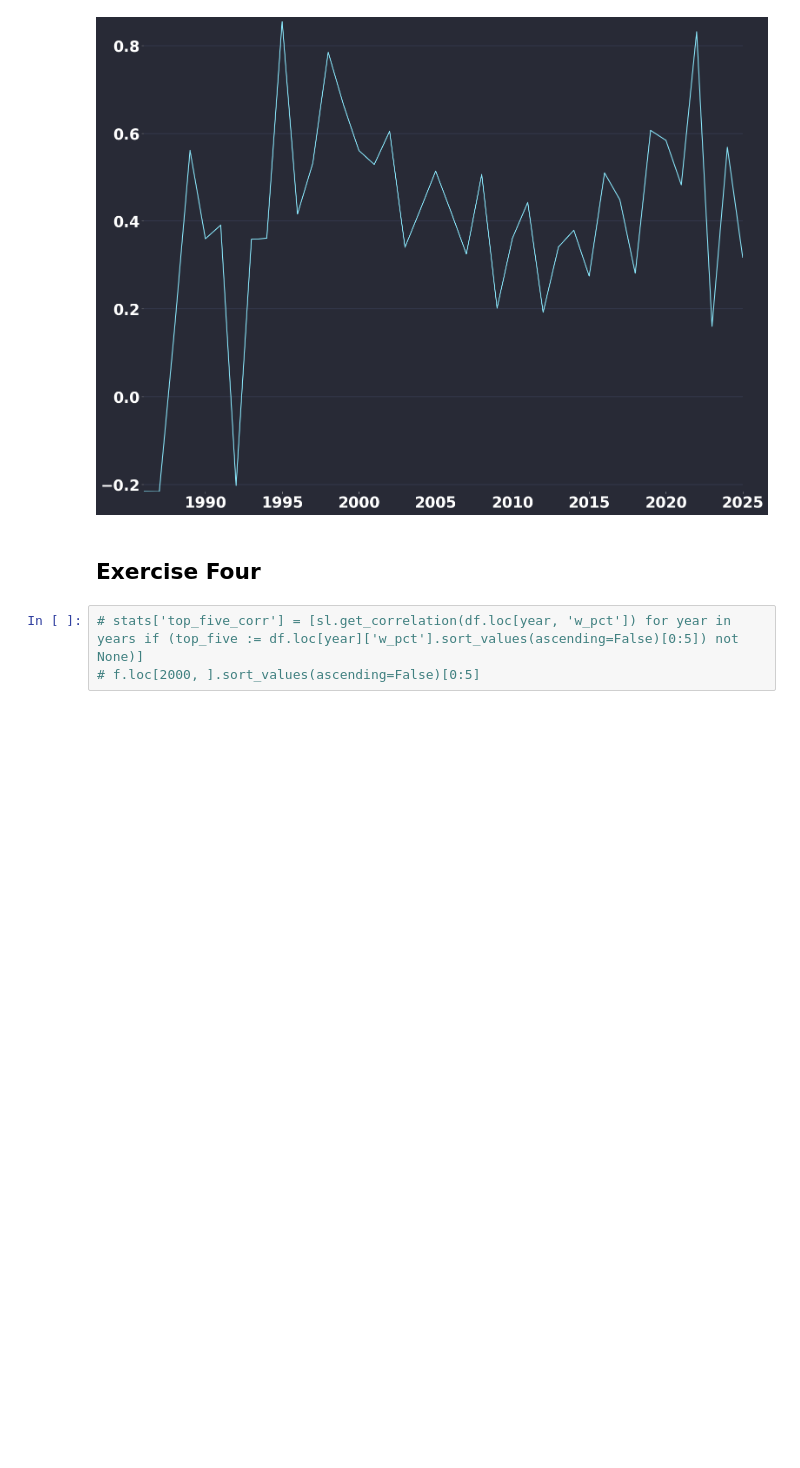
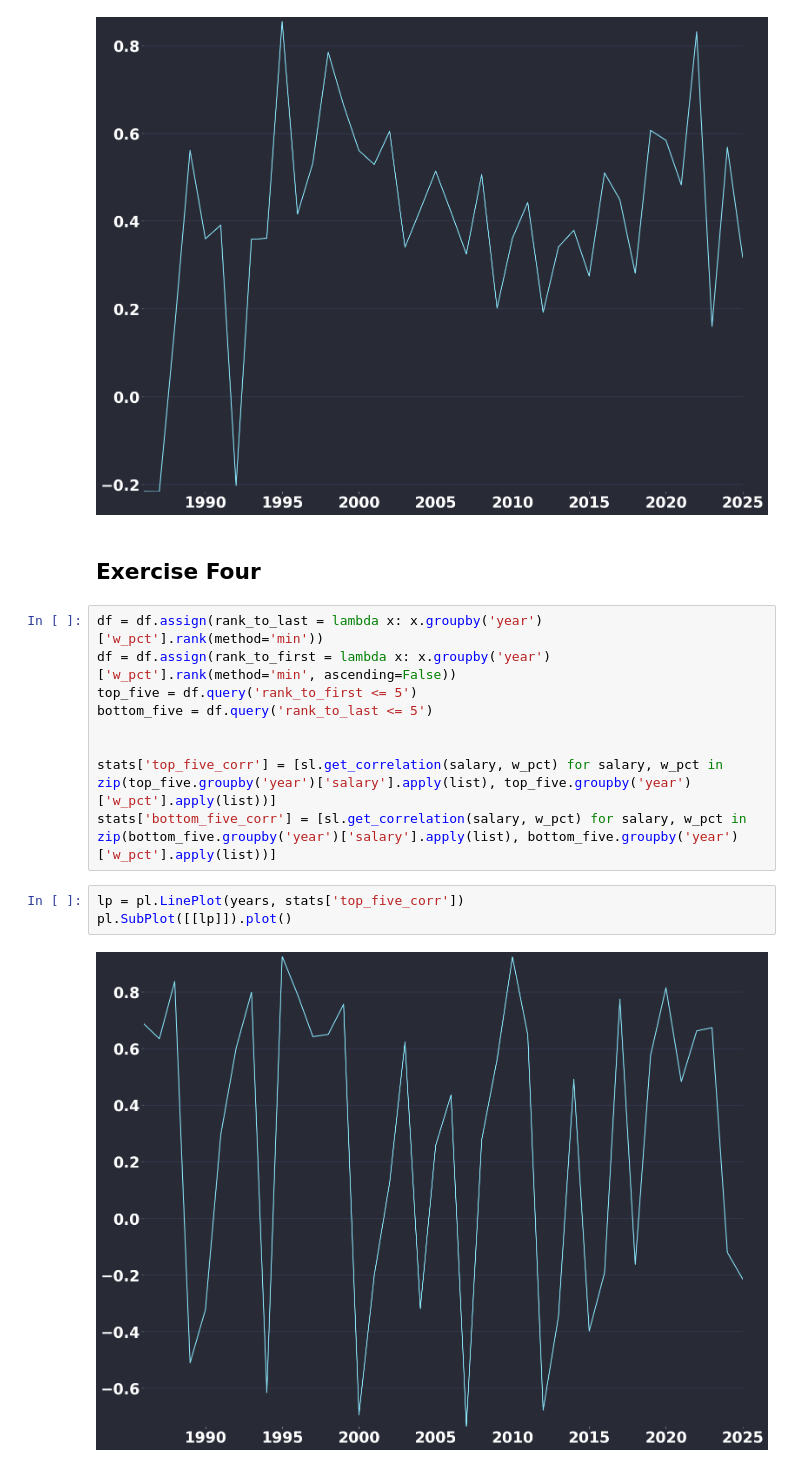
Before and after one commit to Charles-Roush/money-and-sports, a Jupyter notebook: analysis.ipynb, the cells around one changed output. Cells and saved outputs as stored; diff of their text form; blank space fills up the shorter version.

```diff
--- a/analysis.ipynb
+++ b/analysis.ipynb
@@ -51,5 +51,16 @@ pl.SubPlot([[lp]]).plot()
 # %% [markdown]
 ## Exercise Four
 # %%
-# stats['top_five_corr'] = [sl.get_correlation(df.loc[year, 'w_pct']) for year in years if (top_five := df.loc[year]['w_pct'].sort_values(ascending=False)[0:5]) not None)]
-# f.loc[2000, ].sort_values(ascending=False)[0:5]
+df = df.assign(rank_to_last = lambda x: x.groupby('year')['w_pct'].rank(method='min'))
+df = df.assign(rank_to_first = lambda x: x.groupby('year')['w_pct'].rank(method='min', ascending=False))
+top_five = df.query('rank_to_first <= 5')
+bottom_five = df.query('rank_to_last <= 5')
+
+
+stats['top_five_corr'] = [sl.get_correlation(salary, w_pct) for salary, w_pct in zip(top_five.groupby('year')['salary'].apply(list), top_five.groupby('year')['w_pct'].apply(list))]
+stats['bottom_five_corr'] = [sl.get_correlation(salary, w_pct) for salary, w_pct in zip(bottom_five.groupby('year')['salary'].apply(list), bottom_five.groupby('year')['w_pct'].apply(list))]
+# %%
+lp = pl.LinePlot(years, stats['top_five_corr'])
+pl.SubPlot([[lp]]).plot()
+# %% [output]
+[figure, added]
```
Also changed, not shown: parts of 4 cells of this notebook.
